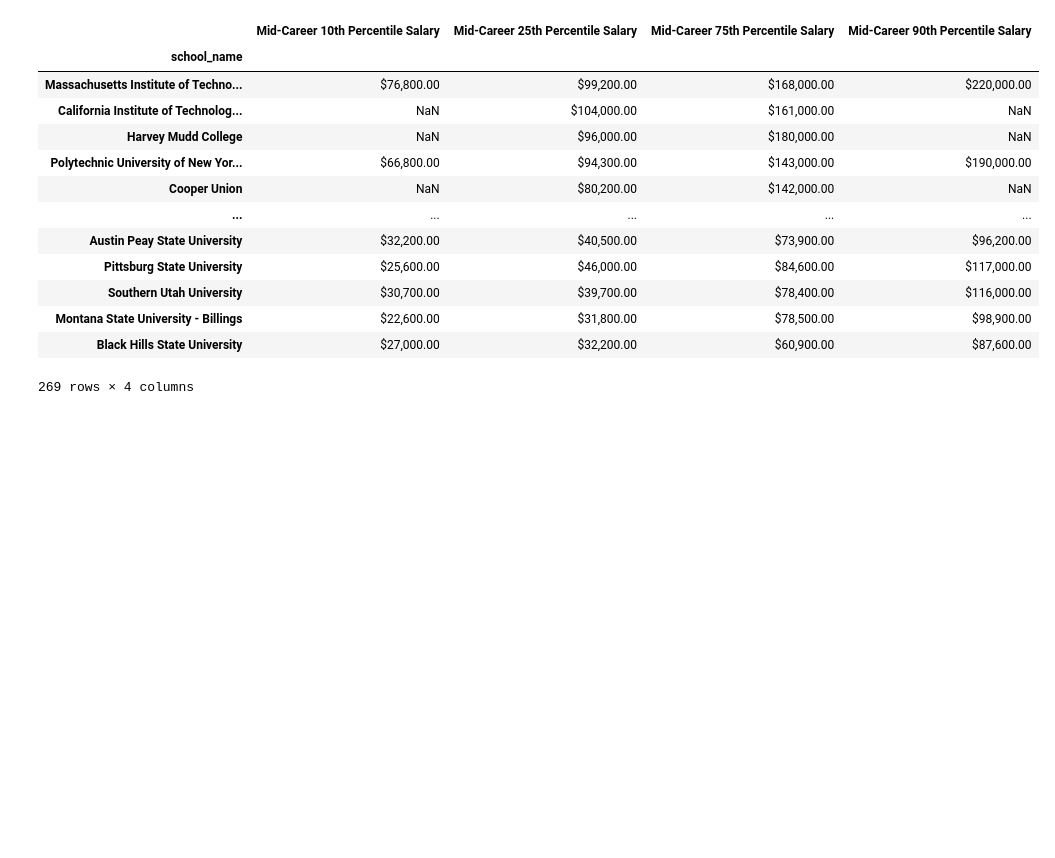
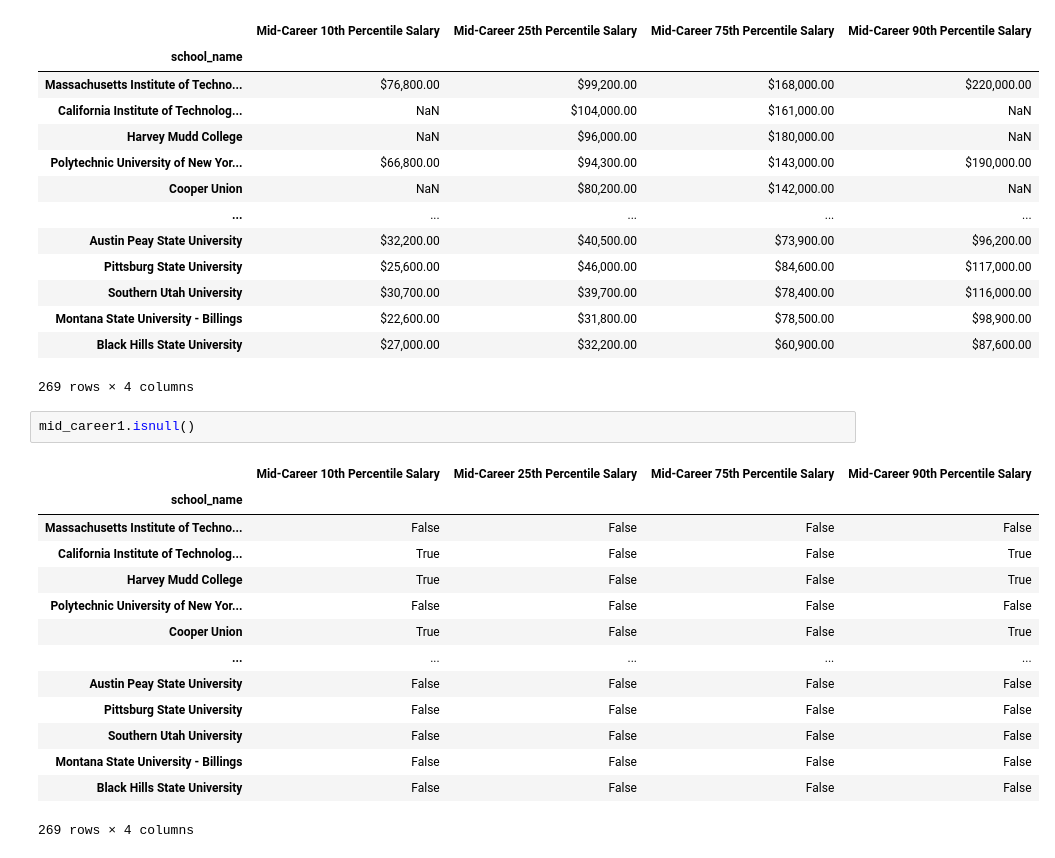
Before and after one commit to junio-firmino/Aprendizado_python, a Jupyter notebook: Multi_df.ipynb, the cells around one changed output. Drawn from its saved outputs; the diff is of its cells as text; blank space fills up the shorter version.

```diff
--- a/Multi_df.ipynb
+++ b/Multi_df.ipynb
@@ -407,3 +407,20 @@ mid_career1
 | Montana State University - Billings | $22,600.00 | $31,800.00 | $78,500.00 | $98,900.00 |
 | Black Hills State University | $27,000.00 | $32,200.00 | $60,900.00 | $87,600.00 |
 269 rows × 4 columns
+# %%
+mid_career1.isnull()
+# %% [output]
+|  | Mid-Career 10th Percentile Salary | Mid-Career 25th Percentile Salary | Mid-Career 75th Percentile Salary | Mid-Career 90th Percentile Salary |
+| school_name |  |  |  |  |
+| Massachusetts Institute of Techno... | False | False | False | False |
+| California Institute of Technolog... | True | False | False | True |
+| Harvey Mudd College | True | False | False | True |
+| Polytechnic University of New Yor... | False | False | False | False |
+| Cooper Union | True | False | False | True |
+| ... | ... | ... | ... | ... |
+| Austin Peay State University | False | False | False | False |
+| Pittsburg State University | False | False | False | False |
+| Southern Utah University | False | False | False | False |
+| Montana State University - Billings | False | False | False | False |
+| Black Hills State University | False | False | False | False |
+269 rows × 4 columns
```
Also changed, not shown: parts of 3 cells of this notebook.
